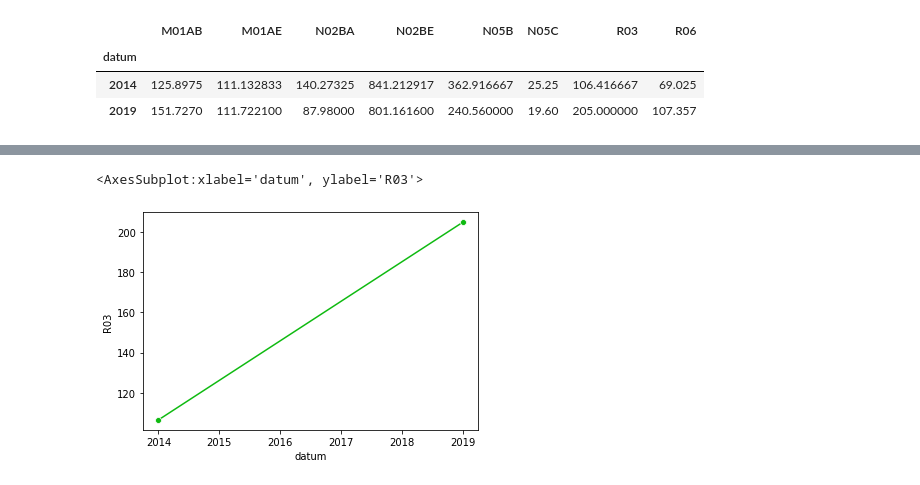
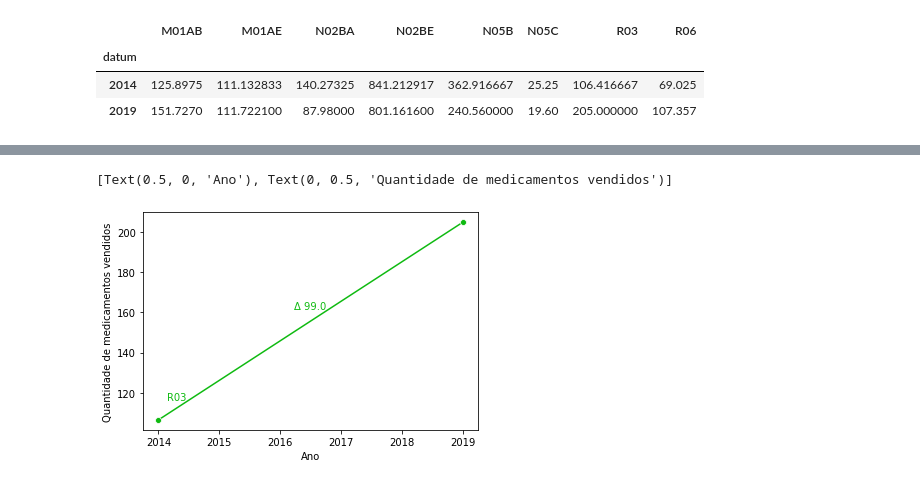
Before and after one commit to ailafelixa/EDA-Pharmaceutical-Sales, a Jupyter notebook: pharma-sales-analysis.ipynb, the cells around one changed output, grey strips where cells are left out. Saved outputs shown, nothing was run; the diff lists cells and outputs as text; code cells hidden in the pictures.

```diff
--- a/pharma-sales-analysis.ipynb
+++ b/pharma-sales-analysis.ipynb
@@ -105,4 +105,5 @@ delta = df_1.diff()
 delta = delta.reset_index()
 delta = delta.loc[delta.datum == 2019]
 delta = delta.drop(columns='datum')
-delta
+delta = round(delta)
+delta_str = delta.applymap(str) #Gerando um dataframe de strings para auxiliar na legenda dos gráficos
@@ -133,6 +158,11 @@ sns.lineplot(x=df_1.index, y=df_1.N05C, ci = None, marker='o', color='#9C9C9C')
 # %%
 #Fármacos para o tratamento de doenças pulmonares obstrutivas
-sns.lineplot(x=df_1.index, y=df_1.R03, ci = None, marker='o', color='#0FBA11')
+r1x = sns.lineplot(x=df_1.index, y=df_1.R03, ci = None, marker='o', color='#0FBA11')
+plt.text(0.1, 0.15, df_1.columns[6], horizontalalignment='center',
+     verticalalignment='center', transform=r1x.transAxes, color='#0FBA11')
+plt.text(0.5, 0.57, 'Δ '+delta_str.iloc[0,6], horizontalalignment='center',
+     verticalalignment='center', transform=r1x.transAxes, color='#0FBA11')
+r1x.set(xlabel='Ano', ylabel='Quantidade de medicamentos vendidos')
 # %% [output]
-<AxesSubplot:xlabel='datum', ylabel='R03'>
+[Text(0.5, 0, 'Ano'), Text(0, 0.5, 'Quantidade de medicamentos vendidos')]
-[figure, old version]
+[figure, new version]
```
Also changed, not shown: parts of 9 cells of this notebook.
